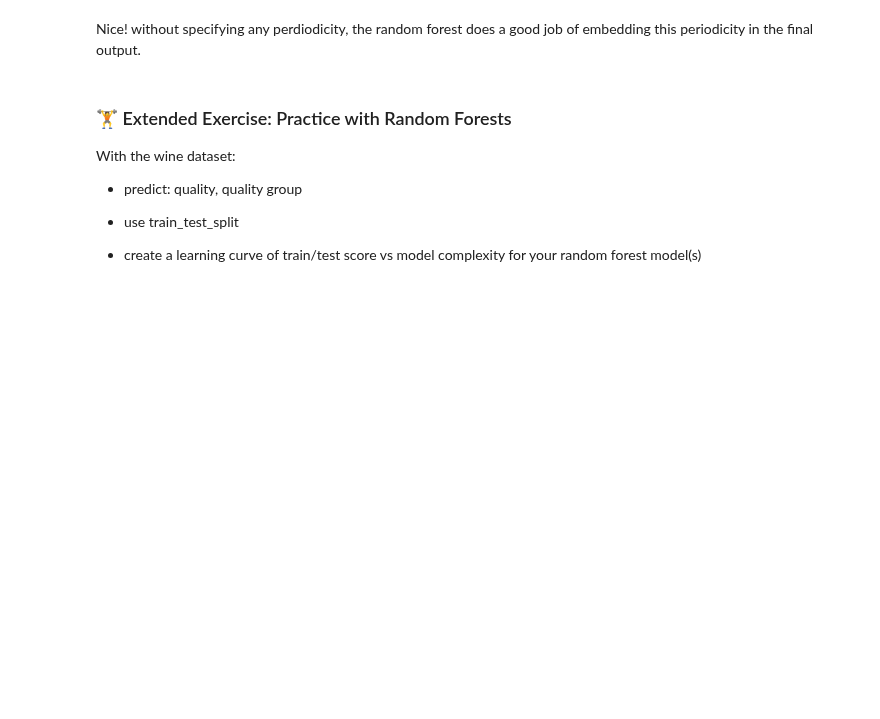
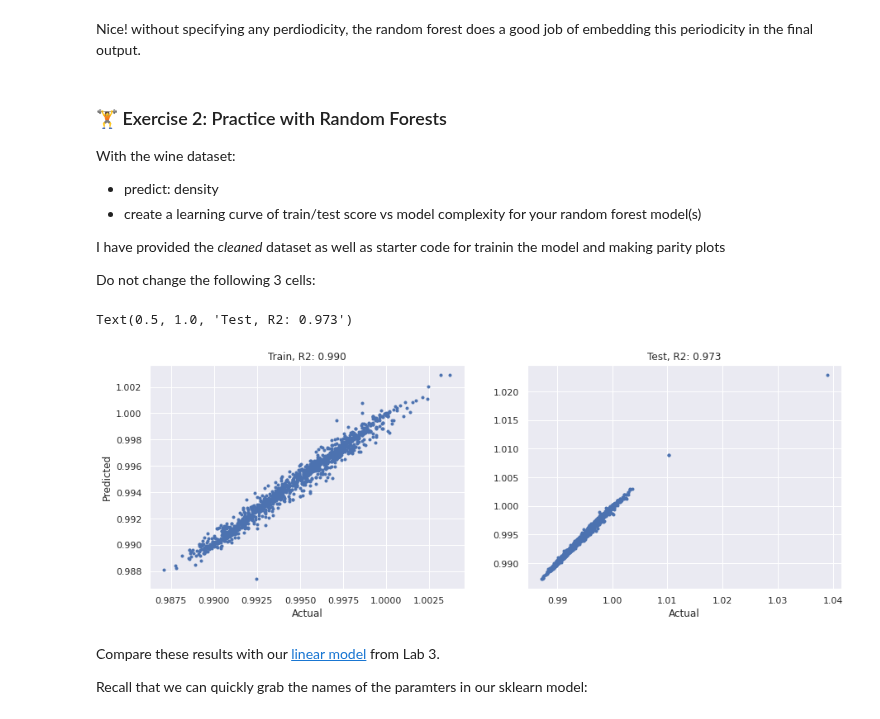
Before and after one commit to wesleybeckner/data_science_foundations, a Jupyter notebook: notebooks/S6_Bagging.ipynb, the cells around one changed output. Cells and saved outputs as stored; diff of their text form; code cells hidden in the pictures; blank space fills up the shorter version.

```diff
--- a/notebooks/S6_Bagging.ipynb
+++ b/notebooks/S6_Bagging.ipynb
@@ -593,12 +612,13 @@ ax.plot(t,clf.predict(t.reshape(-1,1)))
 # %% [markdown]
 Nice! without specifying any perdiodicity, the random forest does a good job of embedding this periodicity in the final output.
 # %% [markdown]
-### 🏋️ Extended Exercise: Practice with Random Forests
+### 🏋️ Exercise 2: Practice with Random Forests
 
 With the wine dataset:
 
-* predict: quality, quality group
+* predict: density
+* create a learning curve of train/test score vs model complexity for your random forest model(s)
 
-* use train_test_split
+I have provided the _cleaned_ dataset as well as starter code for trainin the model and making parity plots
 
-* create a learning curve of train/test score vs model complexity for your random forest model(s)
+Do not change the following 3 cells:
@@ -622,0 +655,38 @@ features.remove('quality')
+# %%
+model = RandomForestRegressor(n_estimators=100,
+                            criterion='squared_error',
+                            max_depth=None,
+                            min_samples_split=2,
+                            min_samples_leaf=1,
+                            min_weight_fraction_leaf=0.0,
+                            max_features='auto',
+                            max_leaf_nodes=None,
+                            min_impurity_decrease=0.0,
+                            bootstrap=True,
+                            oob_score=False,
+                            n_jobs=None,
+                            random_state=None,
+                            verbose=0,
+                            warm_start=False,
+                            ccp_alpha=0.0,
+                            max_samples=None,)
+X_train, X_test, y_train, y_test = train_test_split(X, y, train_size=0.8, random_state=42)
+
+model.fit(X_train, y_train)
+y_pred = model.predict(X_test)
+# %%
+fig, (ax, ax_) = plt.subplots(1,2,figsize=(15,5))
+ax.plot(y_test, model.predict(X_test), ls='', marker='.')
+ax_.plot(y_train, model.predict(X_train), ls='', marker='.')
+ax.set_title("Train, R2: {:.3f}".format(r2_score(y_train, model.predict(X_train))))
+ax.set_ylabel('Predicted')
+ax.set_xlabel('Actual')
+ax_.set_xlabel('Actual')
+ax_.set_title("Test, R2: {:.3f}".format(r2_score(y_test, model.predict(X_test))))
+# %% [output]
+Text(0.5, 1.0, 'Test, R2: 0.973')
+[figure, added]
+# %% [markdown]
+Compare these results with our [linear model](https://github.com/wesleybeckner/data_science_foundations/blob/fdf84755a7ed6ed54d3f036a7fc2d9dafa79afd9/notebooks/solutions/SOLN_E3_Feature_Engineering.ipynb) from Lab 3.
+
+Recall that we can quickly grab the names of the paramters in our sklearn model:
```
Also changed, not shown: parts of 38 cells of this notebook, 23 other files.
